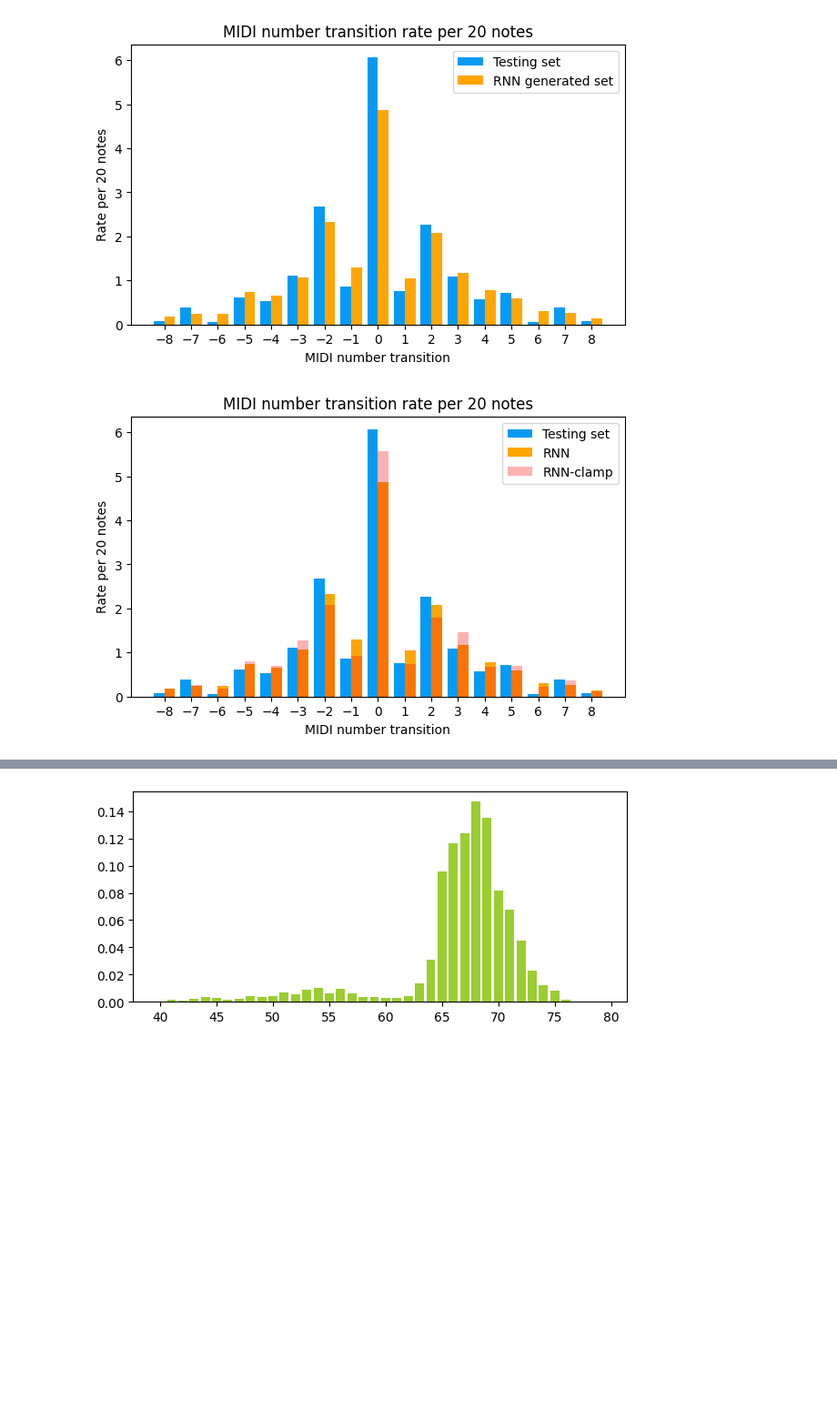
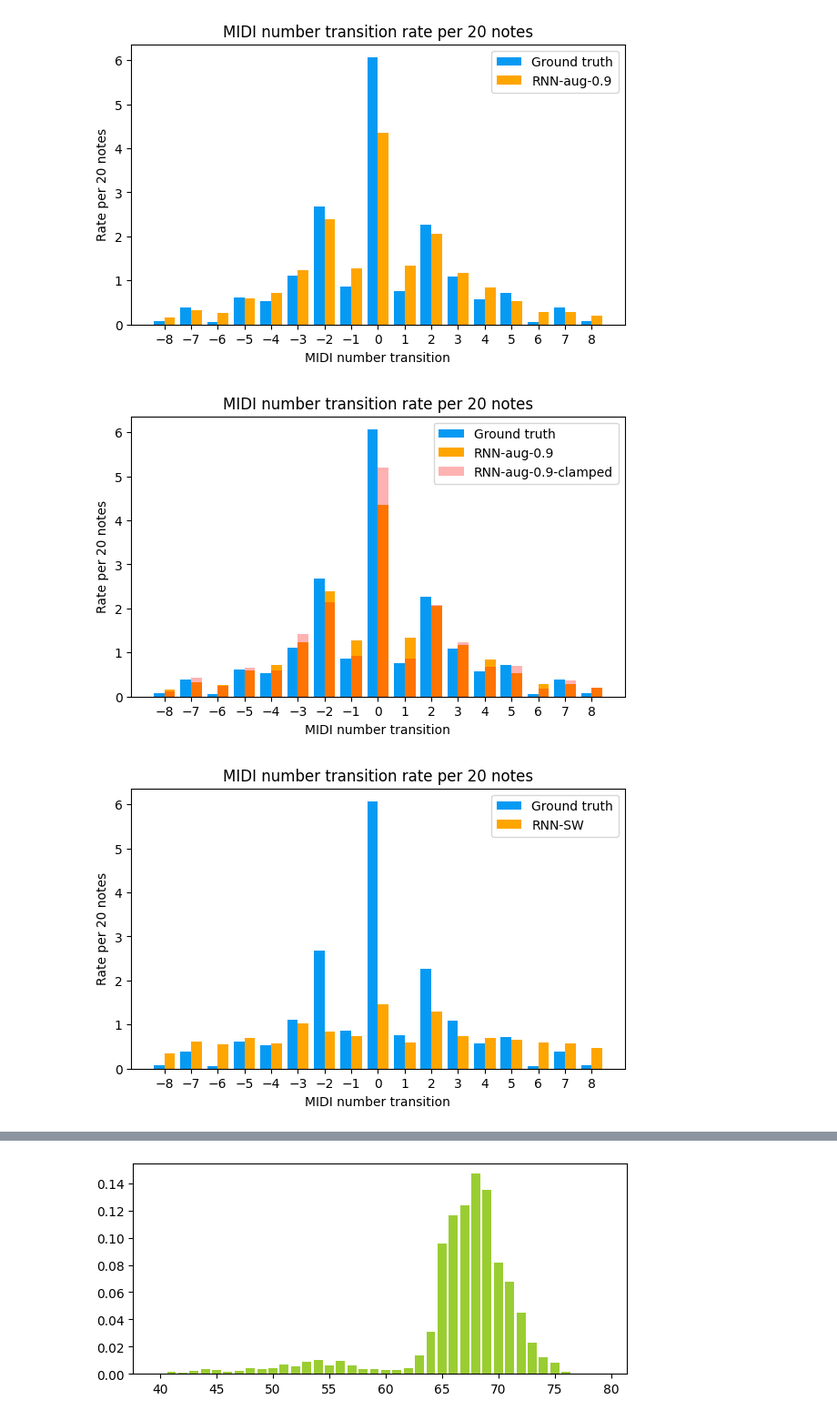
Before and after one commit to jj-haygurlhay/Lyrics2Melody, a Jupyter notebook: notebooks/quantitative_analysis_final.ipynb, the cells around one changed output, grey strips where cells are left out. Shown at 91% size. Cells and saved outputs as stored; diff of their text form; code cells hidden in the pictures; blank space fills up the shorter version.

```diff
--- a/notebooks/quantitative_analysis_final.ipynb
+++ b/notebooks/quantitative_analysis_final.ipynb
@@ -6,12 +6,23 @@ import matplotlib
 
 with open("/home/max/Documents/Univ/Lyrics2Melody/quantitative_analysis/lstm-gan_stats/gen_stats", "r") as f:
     lstm_results = json.loads(f.read())
-with open("/home/max/Documents/Univ/Lyrics2Melody/quantitative_analysis/model_best/gen_stats", "r") as f:
-    rnn_results = json.loads(f.read())
-with open("/home/max/Documents/Univ/Lyrics2Melody/quantitative_analysis/model_best/gen_clamped_stats", "r") as f:
-    rnn_c_results = json.loads(f.read())
+# with open("/home/max/Documents/Univ/Lyrics2Melody/quantitative_analysis/model_best/gen_stats", "r") as f:
+#     model = json.loads(f.read())
+# with open("/home/max/Documents/Univ/Lyrics2Melody/quantitative_analysis/model_best/gen_clamped_stats", "r") as f:
+#     model_clamped = json.loads(f.read())
 with open("/home/max/Documents/Univ/Lyrics2Melody/quantitative_analysis/lstm-gan_stats/ref_stats", "r") as f:
     reference = json.loads(f.read())
+
+model_dirs = ["/home/max/Documents/Univ/Lyrics2Melody/runs/data_aug_0.9_all_tones",
+              "/home/max/Documents/Univ/Lyrics2Melody/runs/SlidingWindow_only_2024-04-25_15-43-53",
+              "/home/max/Documents/Univ/Lyrics2Melody/runs/SlidingWindow_Shift0.2_2024-04-25_19-17-02",
+              "/home/max/Documents/Univ/Lyrics2Melody/runs/SlidingWindow_Shift0.8_2024-04-25_17-22-42",
+              "/home/max/Documents/Univ/Lyrics2Melody/runs/Without_Aug_2024-04-25_14-39-15"]
+model_names = ["RNN-aug-0.9",
+               "RNN-SW",
+               "RNN-SW+0.2Shift",
+               "RNN-SW+0.8Shift",
+               "RNN-noaug"]
 
 #Blue for reference
 ref_color="xkcd:azure"
@@ -20,31 +31,37 @@ LSTM_color = "yellowgreen"
 #Orange for us
 res_color = "orange"
 # %%
+for model_dir, model_name in zip(model_dirs, model_names):
+    with open(model_dir + "/stats/gen_stats", "r") as f:
+        model = json.loads(f.read())
+    with open(model_dir + "/stats/gen_clamped_stats", "r") as f:
+        model_clamped = json.loads(f.read())
 
-xrange = range(-8,9)
-barWidth = 0.4
-plt.figure(figsize=(7,4))
-plt.bar([x - barWidth/2 for x in xrange], [reference["transitions"][str(float(i))] if str(float(i)) in reference["transitions"] else 0 for i in xrange], barWidth, label="Testing set", color=ref_color)
-plt.ylabel("Rate per 20 notes")
-plt.xlabel("MIDI number transition")
-plt.bar([x + barWidth/2 for x in xrange], [rnn_results["transitions"][str(float(i))] if str(float(i)) in lstm_results["transitions"] else 0 for i in xrange], barWidth, label="RNN generated set", color=res_color)
-plt.title("MIDI number transition rate per 20 notes")
-plt.xticks(xrange)
-plt.legend()
-plt.show()
+    xrange = range(-8,9)
+    barWidth = 0.4
+    plt.figure(figsize=(7,4))
+    plt.bar([x - barWidth/2 for x in xrange], [reference["transitions"][str(float(i))] if str(float(i)) in reference["transitions"] else 0 for i in xrange], barWidth, label="Ground truth", color=ref_color)
+    plt.ylabel("Rate per 20 notes")
+    plt.xlabel("MIDI number transition")
+    plt.bar([x + barWidth/2 for x in xrange], [model["transitions"][str(float(i))] if str(float(i)) in lstm_results["transitions"] else 0 for i in xrange], barWidth, label=model_name, color=res_color)
+    plt.title("MIDI number transition rate per 20 notes")
+    plt.xticks(xrange)
+    plt.legend()
+    plt.show()
 
-xrange = range(-8,9)
-barWidth = 0.4
-plt.figure(figsize=(7,4))
-plt.bar([x - barWidth/2 for x in xrange], [reference["transitions"][str(float(i))] if str(float(i)) in reference["transitions"] else 0 for i in xrange], barWidth, label="Testing set", color=ref_color)
-plt.ylabel("Rate per 20 notes")
-plt.xlabel("MIDI number transition")
-plt.bar([x + barWidth/2 for x in xrange], [rnn_results["transitions"][str(float(i))] if str(float(i)) in lstm_results["transitions"] else 0 for i in xrange], barWidth, label="RNN", color=res_color)
-plt.bar([x + barWidth/2 for x in xrange], [rnn_c_results["transitions"][str(float(i))] if str(float(i)) in lstm_results["transitions"] else 0 for i in xrange], barWidth, label="RNN-clamp", color="red", alpha=0.3)
-plt.title("MIDI number transition rate per 20 notes")
-plt.xticks(xrange)
-plt.legend()
-plt.show()
+    xrange = range(-8,9)
+    barWidth = 0.4
+    plt.figure(figsize=(7,4))
+    plt.bar([x - barWidth/2 for x in xrange], [reference["transitions"][str(float(i))] if str(float(i)) in reference["transitions"] else 0 for i in xrange], barWidth, label="Ground truth", color=ref_color)
+    plt.ylabel("Rate per 20 notes")
+    plt.xlabel("MIDI number transition")
+    plt.bar([x + barWidth/2 for x in xrange], [model["transitions"][str(float(i))] if str(float(i)) in lstm_results["transitions"] else 0 for i in xrange], barWidth, label=model_name, color=res_color)
+    plt.bar([x + barWidth/2 for x in xrange], [model_clamped["transitions"][str(float(i))] if str(float(i)) in lstm_results["transitions"] else 0 for i in xrange], barWidth, label=model_name+"-clamped", color="red", alpha=0.3)
+    plt.title("MIDI number transition rate per 20 notes")
+    plt.xticks(xrange)
+    plt.legend()
+    plt.show()
 # %% [output]
-[figure, old version]
+[figure, new version]
-[figure, old version]
+[figure, new version]
+[figure, added]
```
Also changed, not shown: parts of 9 cells of this notebook.
